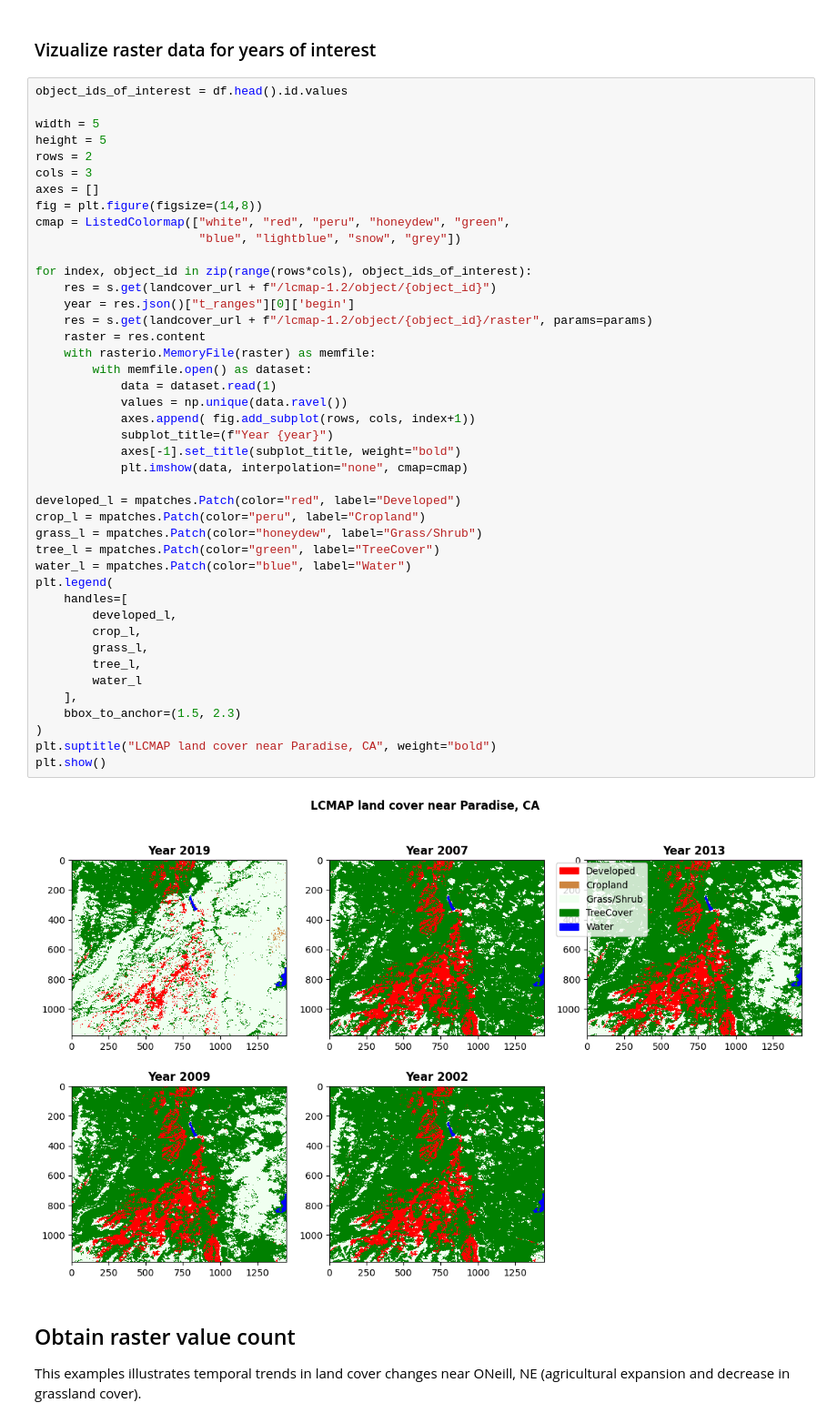
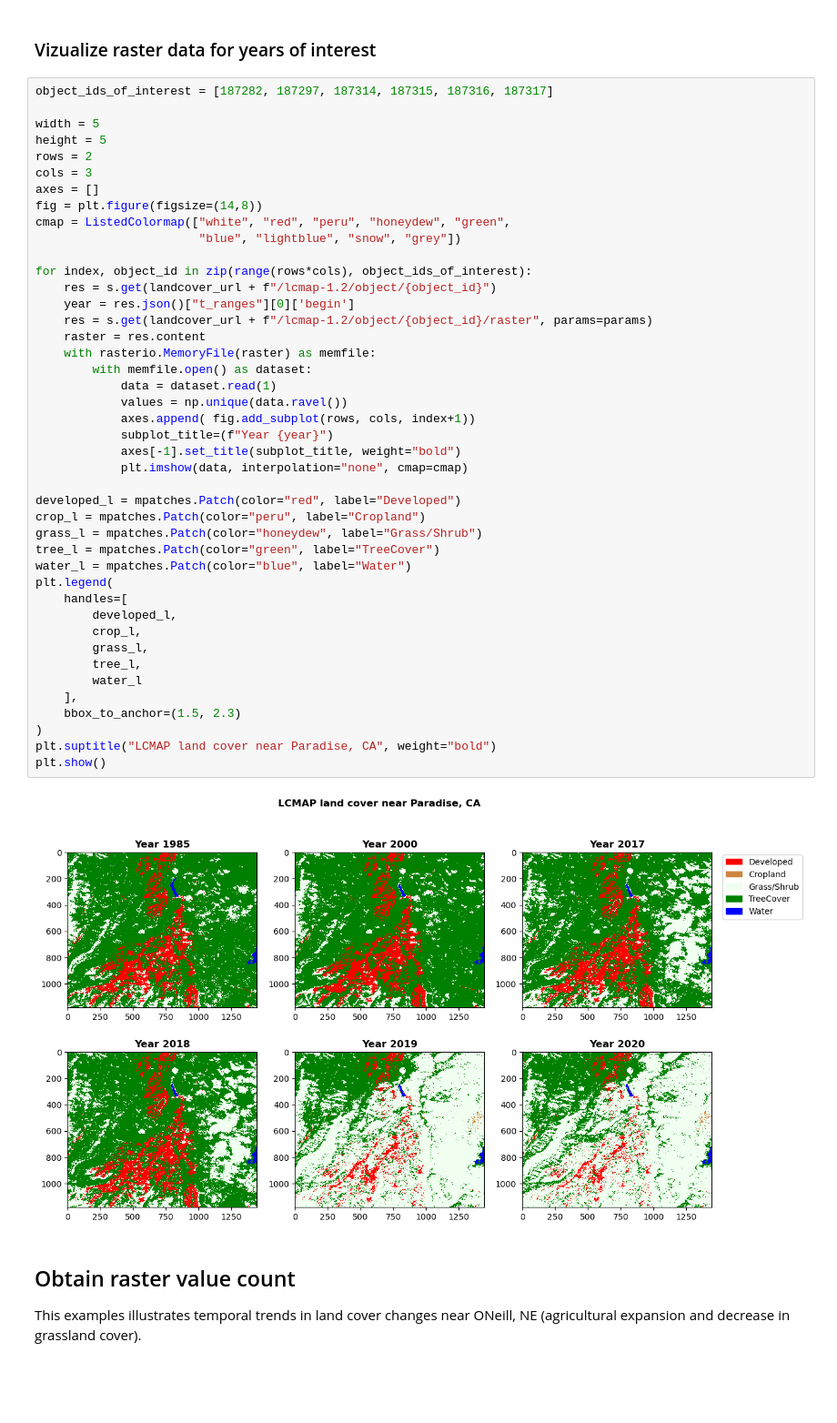
Before and after one commit to GEMS-UMN/Exchange-Notebooks, a Jupyter notebook: landcover/lcmap_tutorial.ipynb, the cells around one changed output. Shown at 91% size. Cells and saved outputs as stored; diff of their text form; blank space fills up the shorter version.

```diff
--- a/landcover/lcmap_tutorial.ipynb
+++ b/landcover/lcmap_tutorial.ipynb
@@ -73,7 +93,7 @@ df.head()
 # %% [markdown]
 ### Vizualize raster data for years of interest
 # %%
-object_ids_of_interest = df.head().id.values
+object_ids_of_interest = [187282, 187297, 187314, 187315, 187316, 187317]
 
 width = 5
 height = 5
@@ -89,34 +109,34 @@ for index, object_id in zip(range(rows*cols), object_ids_of_interest):
     year = res.json()["t_ranges"][0]['begin']
     res = s.get(landcover_url + f"/lcmap-1.2/object/{object_id}/raster", params=params)
     raster = res.content
     with rasterio.MemoryFile(raster) as memfile:
         with memfile.open() as dataset:
             data = dataset.read(1)
             values = np.unique(data.ravel())
             axes.append( fig.add_subplot(rows, cols, index+1))
             subplot_title=(f"Year {year}")
             axes[-1].set_title(subplot_title, weight="bold")
             plt.imshow(data, interpolation="none", cmap=cmap)
 
 developed_l = mpatches.Patch(color="red", label="Developed")
 crop_l = mpatches.Patch(color="peru", label="Cropland")
 grass_l = mpatches.Patch(color="honeydew", label="Grass/Shrub")
 tree_l = mpatches.Patch(color="green", label="TreeCover")
 water_l = mpatches.Patch(color="blue", label="Water")
 plt.legend(
     handles=[
         developed_l,
         crop_l,
         grass_l,
         tree_l,
         water_l
     ],
     bbox_to_anchor=(1.5, 2.3)
 )
 plt.suptitle("LCMAP land cover near Paradise, CA", weight="bold")
 plt.show()
 # %% [output]
-[figure, old version]
+[figure, new version]
 # %% [markdown]
 ## Obtain raster value count
 This examples illustrates temporal trends in land cover changes near ONeill, NE (agricultural expansion and decrease in grassland cover).
```
Also changed, not shown: parts of 4 cells of this notebook, 2 other files.
